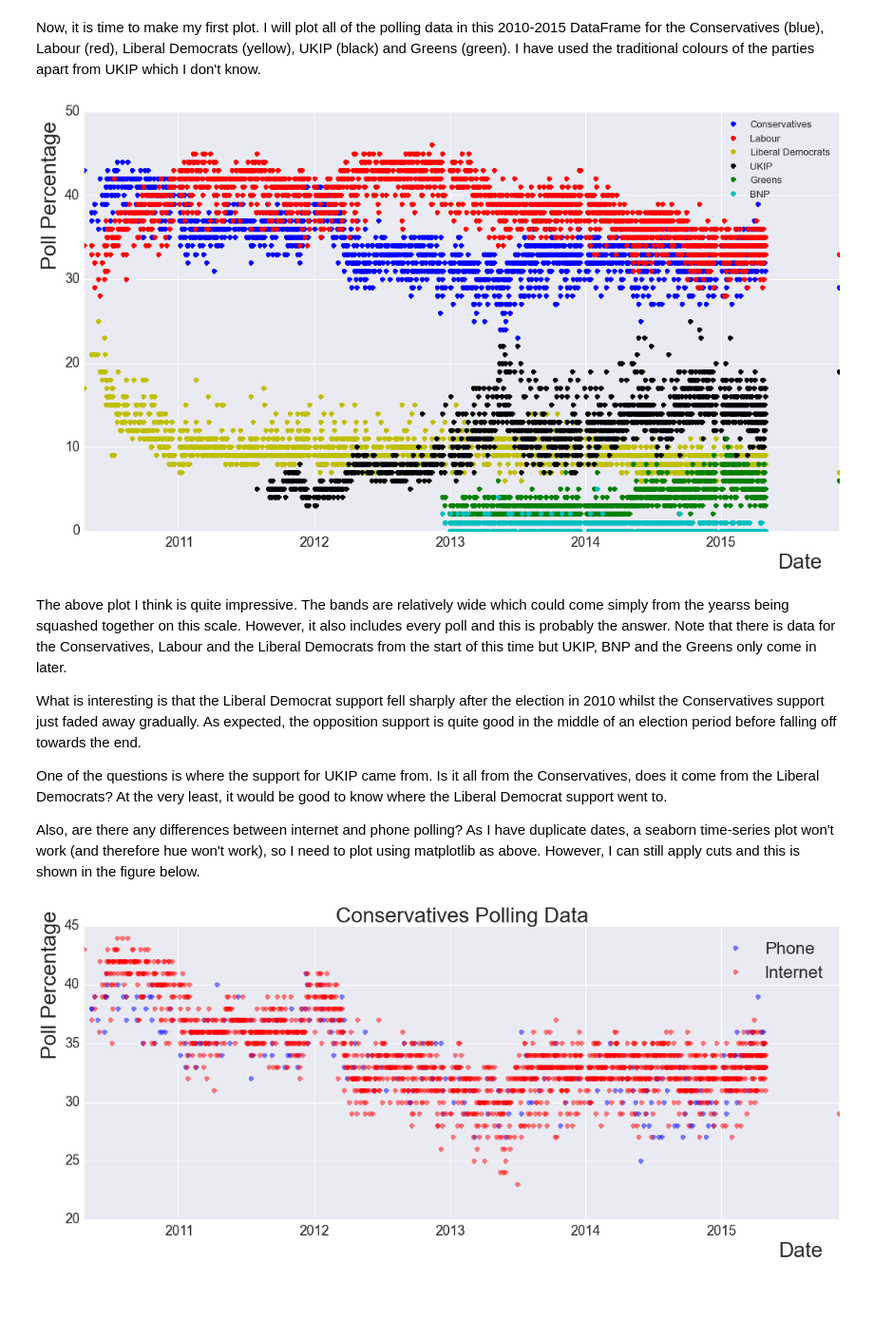
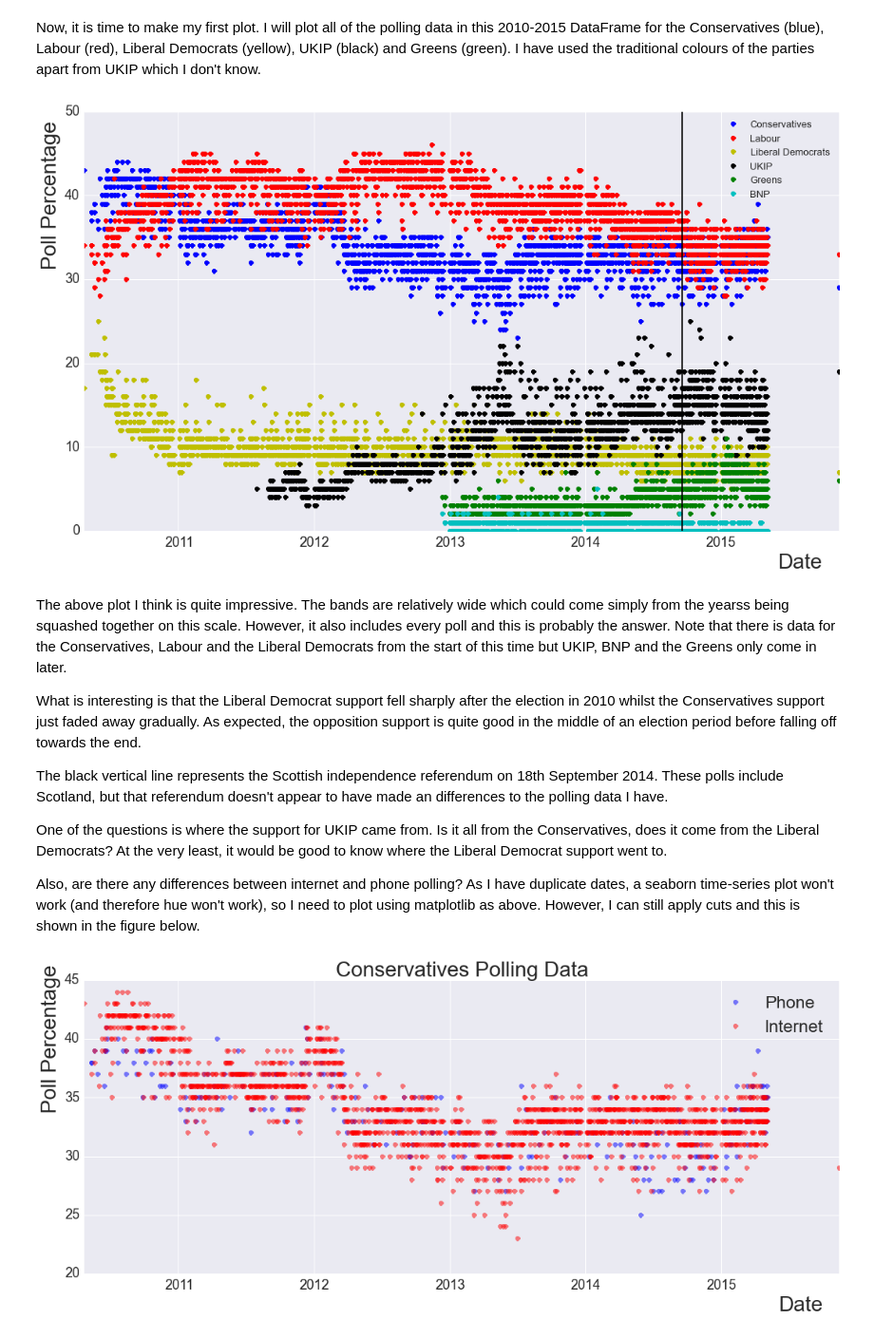
Before and after one commit to maclamont/UKElections, a Jupyter notebook: PollingData.ipynb, the cells around one changed output. Shown at 95% size. Cells and saved outputs as stored; diff of their text form; code cells hidden in the pictures; blank space fills up the shorter version.

Commit message:
Added a bit more to the polling data.

```diff
--- a/PollingData.ipynb
+++ b/PollingData.ipynb
@@ -44,7 +44,7 @@ xl1.sheet_names
 Now, this file comprises many sheets.  Most of the sheets separate the polling into different year ranges.  The first one I will look at is the most recent, which is 2010 onwards.  To do this, I parse by the sheet name, which is "10-"
 # %%
 #df_2010_2015 = xlsfile.parse('10-')
-df_2010_2015 = xl.parse("10-")
+df_2010_2015 = xl1.parse("10-15")
 # %%
 df_2010_2015
 # %% [output]
@@ -247,27 +242,32 @@ df_2010_2015.head()
 # %% [markdown]
 Now, it is time to make my first plot.  I will plot all of the polling data in this 2010-2015 DataFrame for the Conservatives (blue), Labour (red), Liberal Democrats (yellow), UKIP (black) and Greens (green).  I have used the traditional colours of the parties apart from UKIP which I don't know.
+# %%
+ScottishElection = pd.Timestamp('2014-09-18')
 # %%
 fig = plt.figure(figsize=(18,10))
 
 plt.plot(df_2010_2015["Date"],df_2010_2015["Con"],'bo',label="Conservatives")
 plt.plot(df_2010_2015["Date"],df_2010_2015["Lab"],'ro',label="Labour")
 plt.plot(df_2010_2015["Date"],df_2010_2015["LD"],'yo',label="Liberal Democrats")
 plt.plot(df_2010_2015["Date"],df_2010_2015["UKIP"],'ko',label="UKIP")
 plt.plot(df_2010_2015["Date"],df_2010_2015["Green"],'go',label="Greens")
 plt.plot(df_2010_2015["Date"],df_2010_2015["BNP"],'co',label="BNP")
 plt.legend(fontsize=13)
 plt.xlabel("Date",fontsize=28,x=0.95,y=1)
 plt.ylabel("Poll Percentage",fontsize=28,x=0,y=0.8)
 plt.xticks(fontsize=18)
 plt.yticks(fontsize=18)
+plt.plot((ScottishElection, ScottishElection), (0, 50), 'k-')
 plt.show()
 # %% [output]
-[figure, old version]
+[figure, new version]
 # %% [markdown]
 The above plot I think is quite impressive. The bands are relatively wide which could come simply from the yearss being squashed together on this scale.  However, it also includes every poll and this is probably the answer.  Note that there is data for the Conservatives, Labour and the Liberal Democrats from the start of this time but UKIP, BNP and the Greens only come in later.
 
 What is interesting is that the Liberal Democrat support fell sharply after the election in 2010 whilst the Conservatives support just faded away gradually.  As expected, the opposition support is quite good in the middle of an election period before falling off towards the end.
 
+The black vertical line represents the Scottish independence referendum on 18th September 2014.  These polls include Scotland, but that referendum doesn't appear to have made an differences to the polling data I have.
+
 One of the questions is where the support for UKIP came from.  Is it all from the Conservatives, does it come from the Liberal Democrats?  At the very least, it would be good to know where the Liberal Democrat support went to.
 
 Also, are there any differences between internet and phone polling?  As I have duplicate dates, a seaborn time-series plot won't work (and therefore hue won't work), so I need to plot using matplotlib as above.  However, I can still apply cuts and this is shown in the figure below.
```
Also changed, not shown: parts of 16 cells of this notebook, 5 other files.
